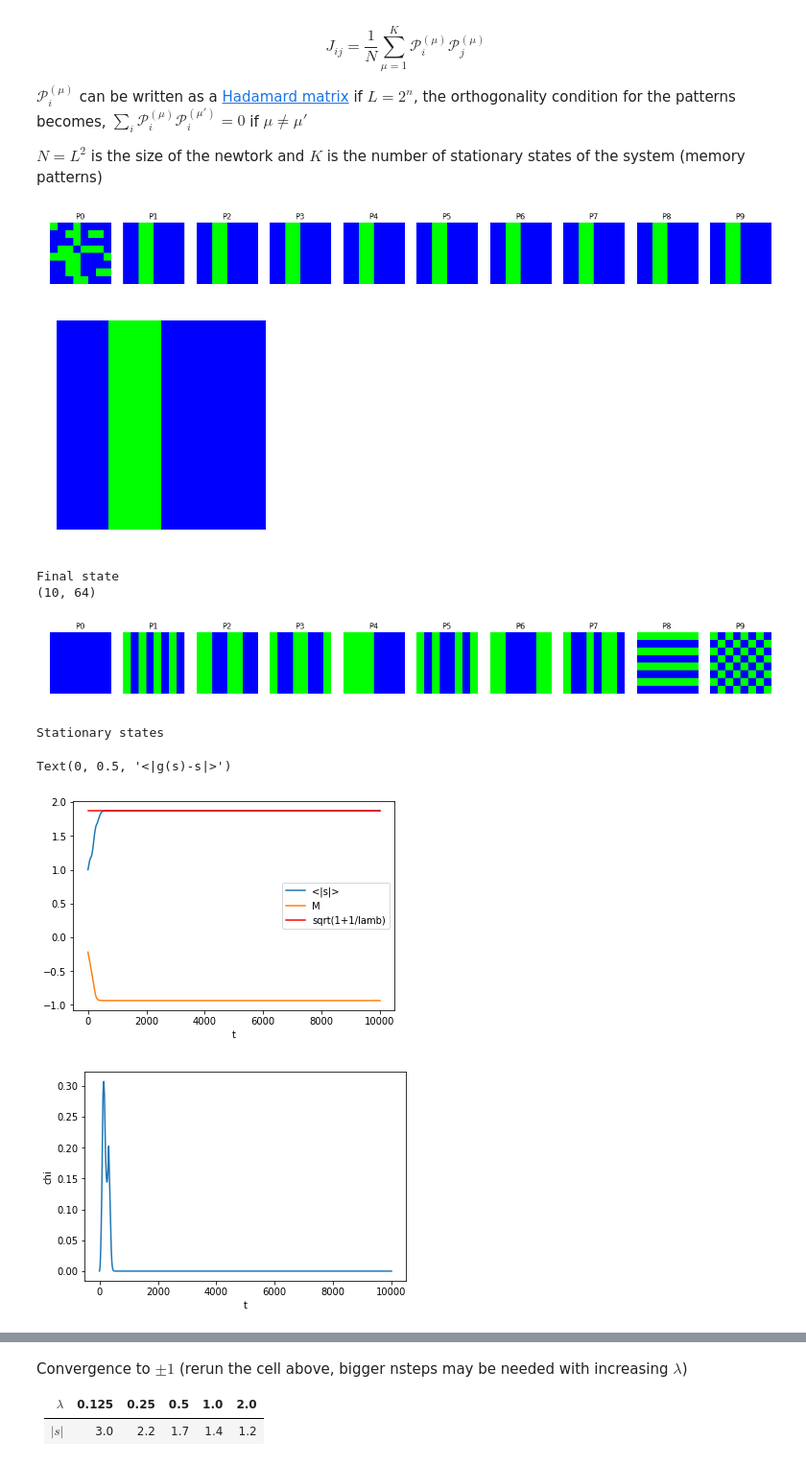
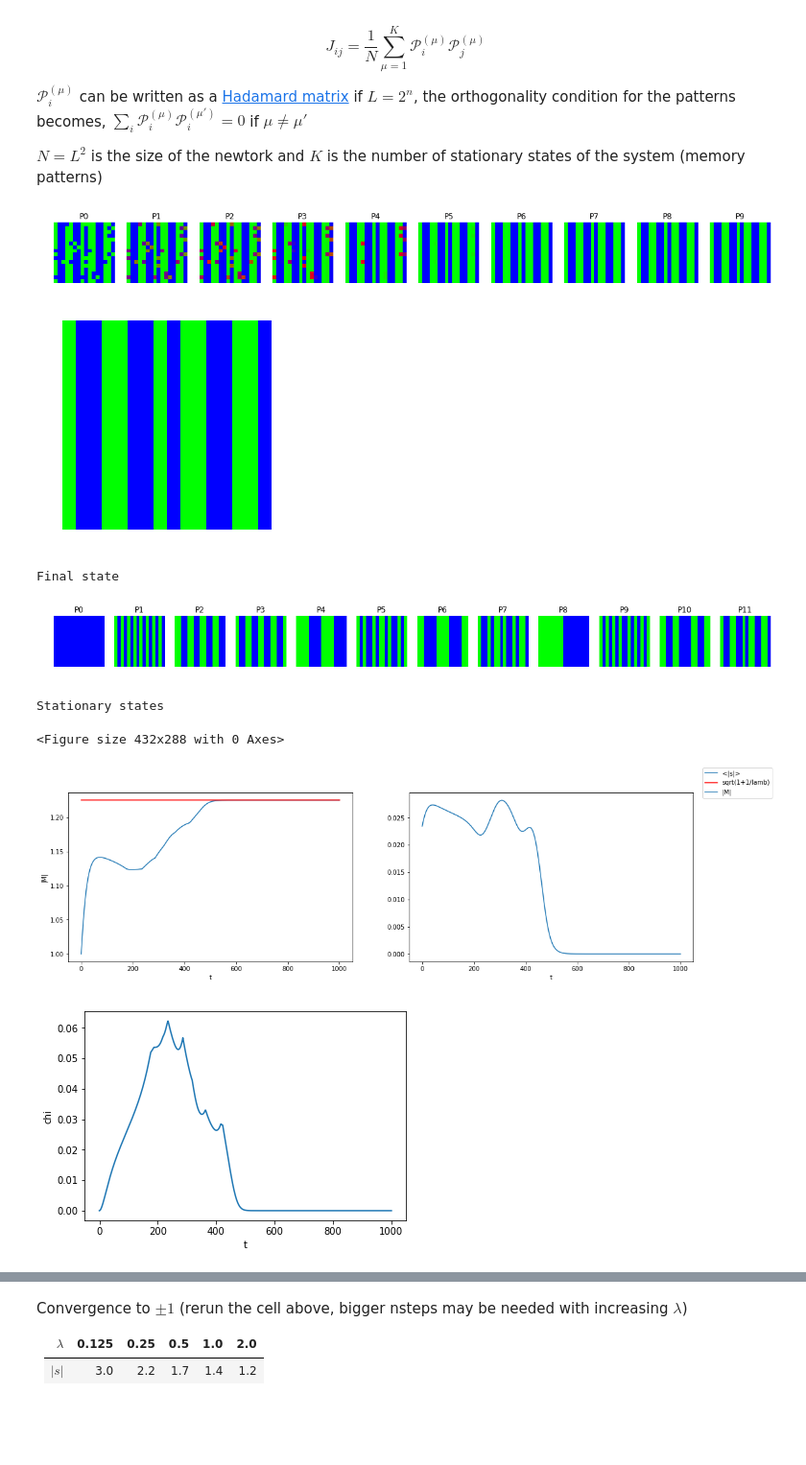
Before and after one commit to lytex/hopfield, a Jupyter notebook: Temperature.ipynb, the cells around one changed output, grey strips where cells are left out. Shown at 96% size. Cells and saved outputs as stored; diff of their text form; code cells hidden in the pictures; blank space fills up the shorter version.

Commit message:
better visualization

```diff
--- a/Temperature.ipynb
+++ b/Temperature.ipynb
@@ -93,10 +93,11 @@ def plot_evolution(states, H, L):
 
     else:
         H_patterns = factory.reshape_patterns(H.T)
-        print(np.shape(H.T))
         old = plt.rcParams["figure.figsize"]
         plt.rcParams["figure.figsize"] = (20, 20) # Bigger size
-        plot_tools.plot_pattern_list(H_patterns)
+        # Break into multiple lines if necessary
+        for H_pattern in np.array_split(H_patterns, np.ceil(K/20),  axis=0):
+            plot_tools.plot_pattern_list(H_pattern)
         plt.rcParams["figure.figsize"] = old
         print('Stationary states')
 
@@ -143,13 +144,13 @@ def iterate_plot(nsteps,  plot=False, flips=-1, pattern=-1,):
     return states, hopfield_net.weights
 # %%
 import matplotlib.pyplot as plt
-L = 8 # size of the newtork
+L = 16 # size of the newtork
 N = L**2
-K = 10 # number of memory patterns to be stored
+K = 12 # number of memory patterns to be stored
 dt = 0.01
-lamb = 0.4
+lamb = 2.0
 T = 0.0 # Temperature
-nsteps = 10000 # number of steps of the simulation
+nsteps = 1000 # number of steps of the simulation
 naverage = 1 # number of simulations to compute average values
 
 # for each simulation, sum the values and then divide by naverage
@@ -162,7 +163,7 @@ conv = 0 # |g(s(t)) -s(t)|/dt = |s(t+dt) - s(t)|/dt -> 0 @ T = 0 for a stationar
 
 # iterate over naverage simulations
 for temp in range(0, naverage):
-    states, weights = iterate_plot(nsteps, False, 25, 4)
+    states, weights = iterate_plot(nsteps, False, 25, 11)
     states_sum += states
     abs_s += np.mean(np.abs(states), axis=1)
     M += np.mean(states, axis=1)
@@ -170,44 +171,50 @@ for temp in range(0, naverage):
     conv += np.mean(np.abs([g(x, weights) - x for x in states]), axis=1)
 
 states = states_sum/naverage
 abs_s = abs_s/naverage
 M = M/naverage
 chi = chi/naverage
 conv = conv/naverage/dt
 
 H = get_stationary(N, K)
 plot_evolution(states, H, L)
 
 plt.figure(1)
-plt.plot(abs_s)
-plt.plot(M)
+fig, (ax1, ax2) = plt.subplots(1, 2, sharey=False, figsize=(18, 5))
+ax1.plot(abs_s)
 stat = np.sqrt(1+1/lamb) # converges to stat instead of +/- 1
-plt.plot([0, len(abs_s)], [stat, stat], 'r')
-plt.xlabel('t')
-plt.legend(['<|s|>', 'M', 'sqrt(1+1/lamb)'])
+ax1.plot([0, len(abs_s)], [stat, stat], 'r')
+ax1.set_xlabel('t')
+ax2.plot(np.abs(M))
+ax2.set_xlabel('t')
+ax1.set_ylabel('|M|')
+fig.legend(['<|s|>', 'sqrt(1+1/lamb)', '|M|'])
 
 # E = -np.einsum('ik->k', np.einsum('ij,kj->ik', weights, states))
 # plt.figure(2)
 # plt.plot(E)
 # plt.xlabel('t')
 # plt.ylabel('E')
 
 plt.figure(4)
 plt.plot(chi)
 plt.xlabel('t')
 plt.ylabel('chi')
 
 plt.figure(5)
 plt.semilogy(conv)
 plt.xlabel('t')
 plt.ylabel('<|g(s)-s|>')
+
+plt.figure(6)
+plt.plot(states)
+print("")
 # %% [output]
-[figure, old version]
+[figure, new version]
-[figure, old version]
+[figure, new version]
 Final state
-(10, 64)
-[figure, old version]
+[figure, new version]
 Stationary states
-Text(0, 0.5, '<|g(s)-s|>')
+<Figure size 432x288 with 0 Axes>
-[figure, old version]
+[figure, new version]
-[figure, old version]
+[figure, new version]
```
Also changed, not shown: parts of 8 cells of this notebook.
